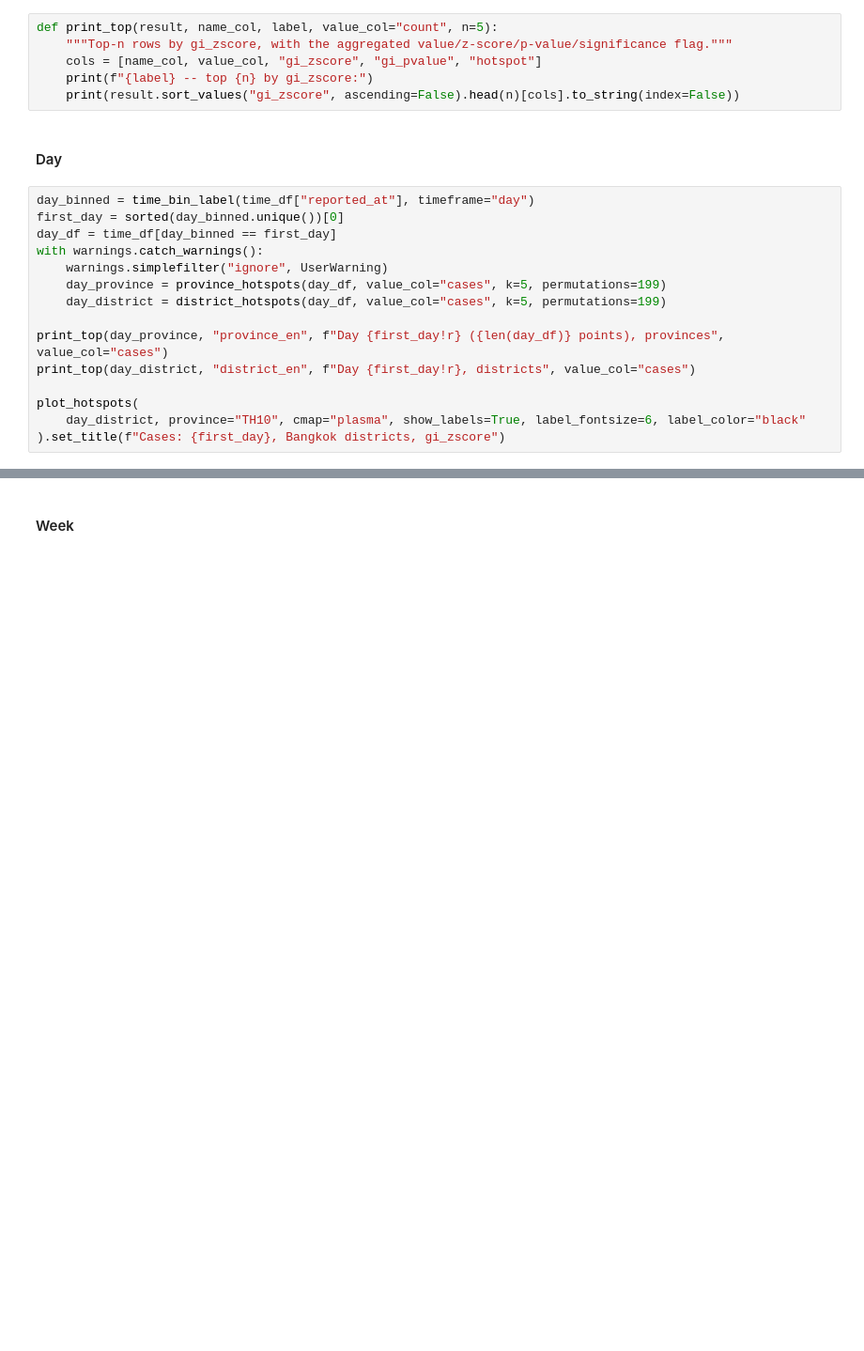
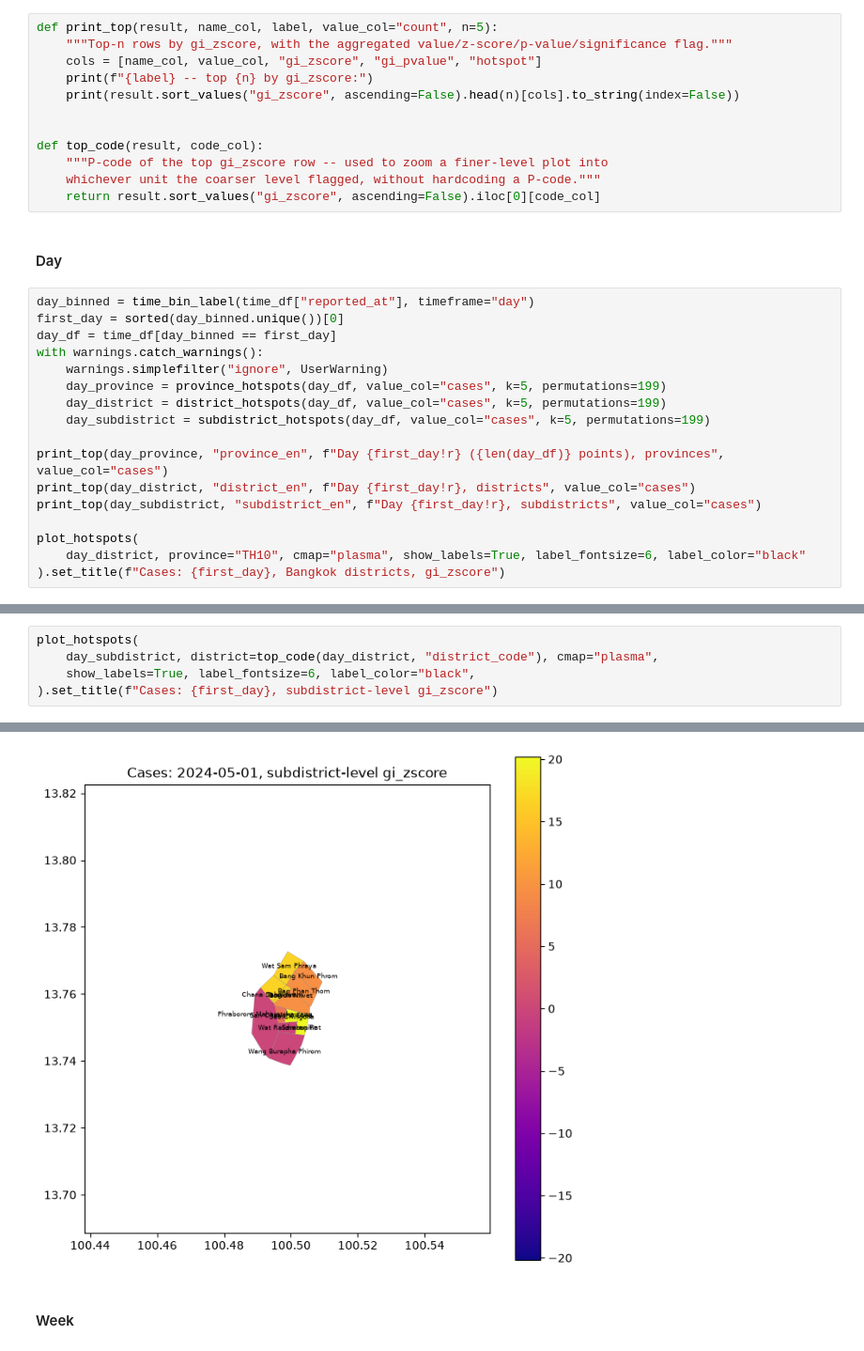
Before and after one commit to nongwarodom/spatialdetection, a Jupyter notebook: notebooks/quickstart.ipynb, the cells around one changed output, grey strips where cells are left out. Shown at 94% size. Cells and saved outputs as stored; diff of their text form; blank space fills up the shorter version.

```diff
--- a/notebooks/quickstart.ipynb
+++ b/notebooks/quickstart.ipynb
@@ -492,6 +492,12 @@ def print_top(result, name_col, label, value_col="count", n=5):
     cols = [name_col, value_col, "gi_zscore", "gi_pvalue", "hotspot"]
     print(f"{label} -- top {n} by gi_zscore:")
     print(result.sort_values("gi_zscore", ascending=False).head(n)[cols].to_string(index=False))
+
+
+def top_code(result, code_col):
+    """P-code of the top gi_zscore row -- used to zoom a finer-level plot into
+    whichever unit the coarser level flagged, without hardcoding a P-code."""
+    return result.sort_values("gi_zscore", ascending=False).iloc[0][code_col]
 # %% [markdown]
 #### Day
 # %%
@@ -502,9 +508,11 @@ with warnings.catch_warnings():
     warnings.simplefilter("ignore", UserWarning)
     day_province = province_hotspots(day_df, value_col="cases", k=5, permutations=199)
     day_district = district_hotspots(day_df, value_col="cases", k=5, permutations=199)
+    day_subdistrict = subdistrict_hotspots(day_df, value_col="cases", k=5, permutations=199)
 
 print_top(day_province, "province_en", f"Day {first_day!r} ({len(day_df)} points), provinces", value_col="cases")
 print_top(day_district, "district_en", f"Day {first_day!r}, districts", value_col="cases")
+print_top(day_subdistrict, "subdistrict_en", f"Day {first_day!r}, subdistricts", value_col="cases")
 
 plot_hotspots(
     day_district, province="TH10", cmap="plasma", show_labels=True, label_fontsize=6, label_color="black"
@@ -527,2 +538,8 @@ Pom Prap Sattru Phai   37.0  13.434805      0.005        1
 Text(0.5, 1.0, 'Cases: 2024-05-01, Bangkok districts, gi_zscore')
 [figure]
+# %%
+plot_hotspots(
+    day_subdistrict, district=top_code(day_district, "district_code"), cmap="plasma",
+    show_labels=True, label_fontsize=6, label_color="black",
+).set_title(f"Cases: {first_day}, subdistrict-level gi_zscore")
+# %% [output]
@@ -529,3 +547,4 @@ Text(0.5, 1.0, 'Cases: 2024-05-01, Bangkok districts, gi_zscore')
+[figure, added]
 # %% [markdown]
 #### Week
 # %%
```
Also changed, not shown: parts of 16 cells of this notebook, 1 other file.
